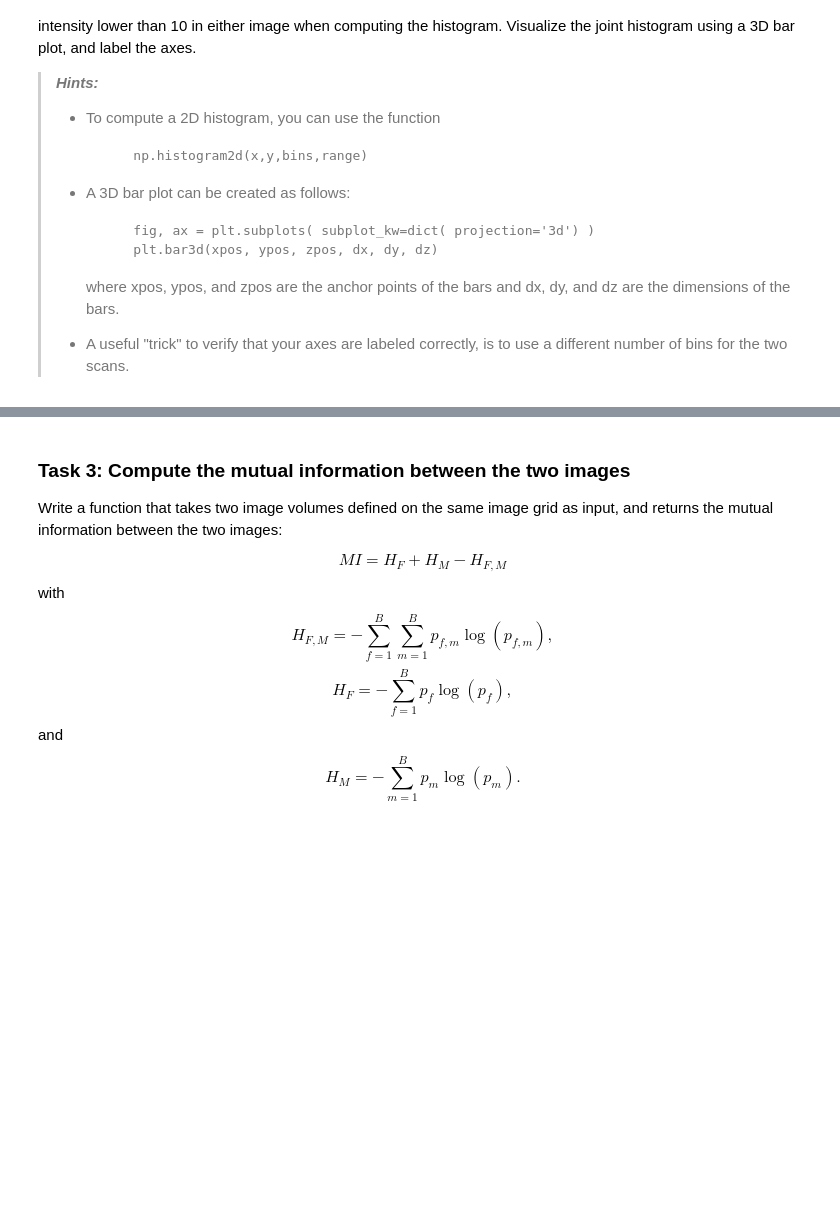
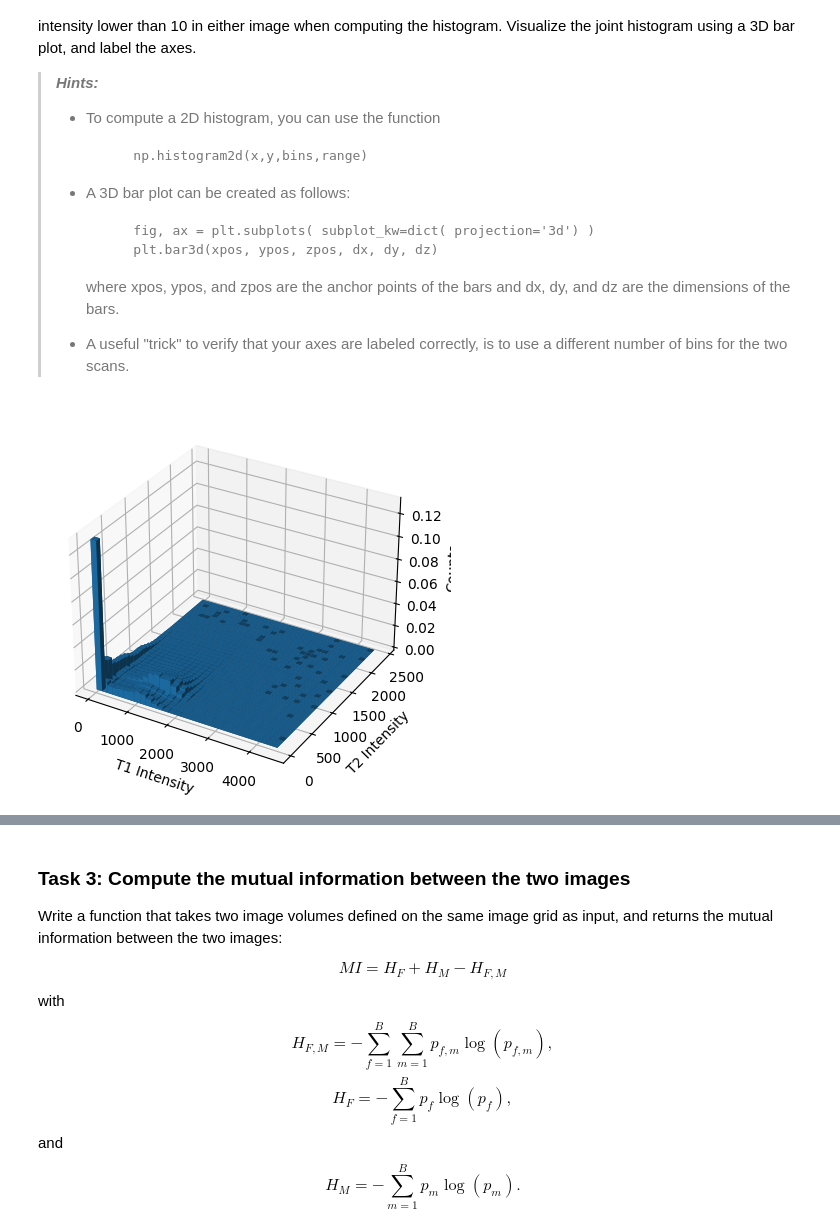
Before and after one commit to aliciags/medical-image-analysis-dtu, a Jupyter notebook: w3/Ex3_student.ipynb, the cells around one changed output, grey strips where cells are left out. Drawn from its saved outputs; the diff is of its cells as text; code cells hidden in the pictures; blank space fills up the shorter version.

```diff
--- a/w3/Ex3_student.ipynb
+++ b/w3/Ex3_student.ipynb
@@ -196,0 +309,11 @@ of the T1-weighted scan and the resampled T2-weighted scan you just created, usi
+# %%
+# Check if the data sizes are consistent
+if T1_data.shape != T2_data_resampled.shape:
+    raise ValueError("Recheck the sizes of the data: T1 and resampled T2 are not the same shape.")
+else:
+    # Masking the images
+    t1_masked, t2_masked = mask(T1_data, T2_data_resampled, threshold=10)
+    # Plot 3D histogram
+    hist = plot_3d_histogram(t1_masked, t2_masked, bins=32)
+# %% [output]
+[figure, added]
```
Also changed, not shown: parts of 15 cells of this notebook, 4 other files.
